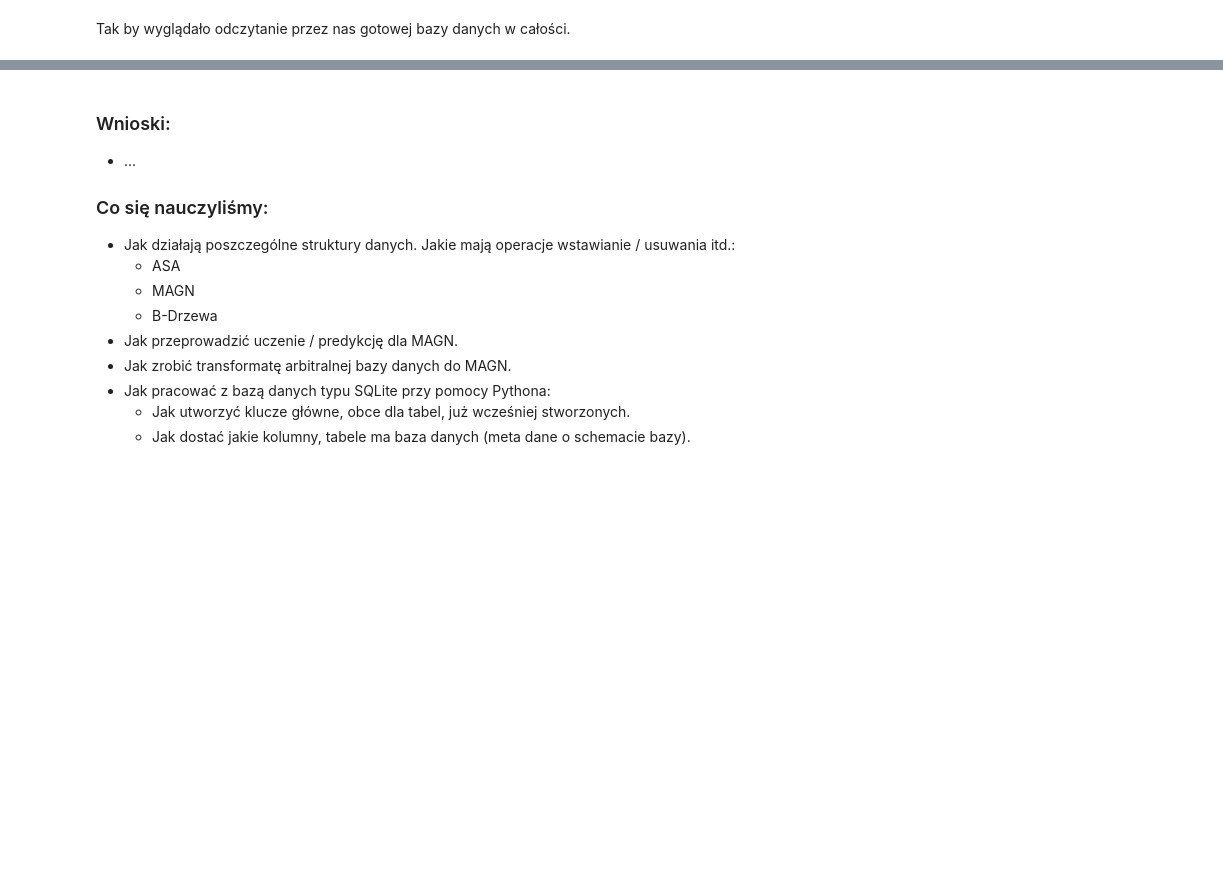
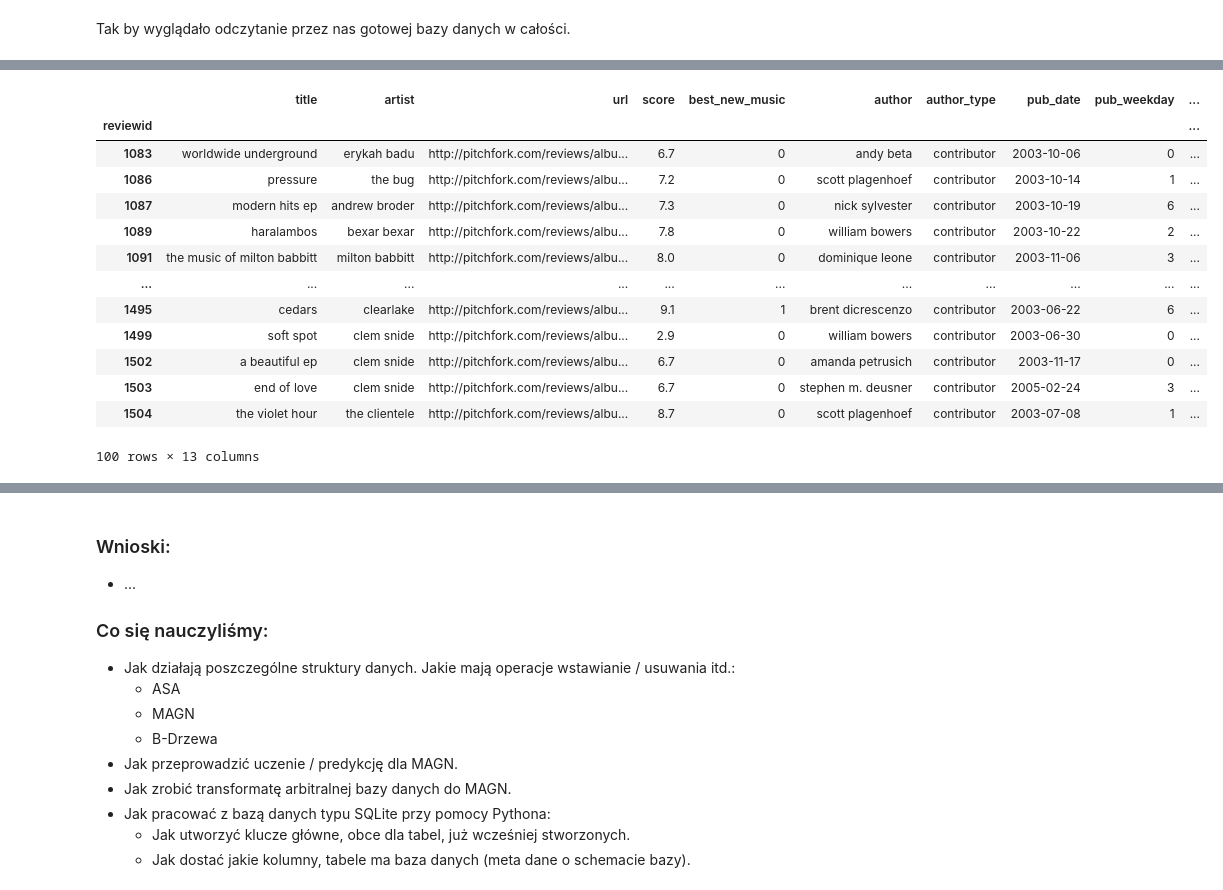
Before and after one commit to CaIiguIa/GGSN---MAGN, a Jupyter notebook: main.ipynb, the cells around one changed output, grey strips where cells are left out. Saved outputs shown, nothing was run; the diff lists cells and outputs as text; code cells hidden in the pictures; blank space fills up the shorter version.

```diff
--- a/main.ipynb
+++ b/main.ipynb
@@ -578,0 +645,17 @@ magn = MAGNGraph.from_sqlite3(database_path_pitchfork)
+# %%
+test_data
+# %% [output]
+|  | title | artist | url | score | best_new_music | author | author_type | pub_date | pub_weekday | ... |
+| reviewid |  |  |  |  |  |  |  |  |  | ... |
+| 1083 | worldwide underground | erykah badu | http://pitchfork.com/reviews/albu... | 6.7 | 0 | andy beta | contributor | 2003-10-06 | 0 | ... |
+| 1086 | pressure | the bug | http://pitchfork.com/reviews/albu... | 7.2 | 0 | scott plagenhoef | contributor | 2003-10-14 | 1 | ... |
+| 1087 | modern hits ep | andrew broder | http://pitchfork.com/reviews/albu... | 7.3 | 0 | nick sylvester | contributor | 2003-10-19 | 6 | ... |
+| 1089 | haralambos | bexar bexar | http://pitchfork.com/reviews/albu... | 7.8 | 0 | william bowers | contributor | 2003-10-22 | 2 | ... |
+| 1091 | the music of milton babbitt | milton babbitt | http://pitchfork.com/reviews/albu... | 8.0 | 0 | dominique leone | contributor | 2003-11-06 | 3 | ... |
+| ... | ... | ... | ... | ... | ... | ... | ... | ... | ... | ... |
+| 1495 | cedars | clearlake | http://pitchfork.com/reviews/albu... | 9.1 | 1 | brent dicrescenzo | contributor | 2003-06-22 | 6 | ... |
+| 1499 | soft spot | clem snide | http://pitchfork.com/reviews/albu... | 2.9 | 0 | william bowers | contributor | 2003-06-30 | 0 | ... |
+| 1502 | a beautiful ep | clem snide | http://pitchfork.com/reviews/albu... | 6.7 | 0 | amanda petrusich | contributor | 2003-11-17 | 0 | ... |
+| 1503 | end of love | clem snide | http://pitchfork.com/reviews/albu... | 6.7 | 0 | stephen m. deusner | contributor | 2005-02-24 | 3 | ... |
+| 1504 | the violet hour | the clientele | http://pitchfork.com/reviews/albu... | 8.7 | 0 | scott plagenhoef | contributor | 2003-07-08 | 1 | ... |
+100 rows × 13 columns
```
Also changed, not shown: parts of 14 cells of this notebook.
